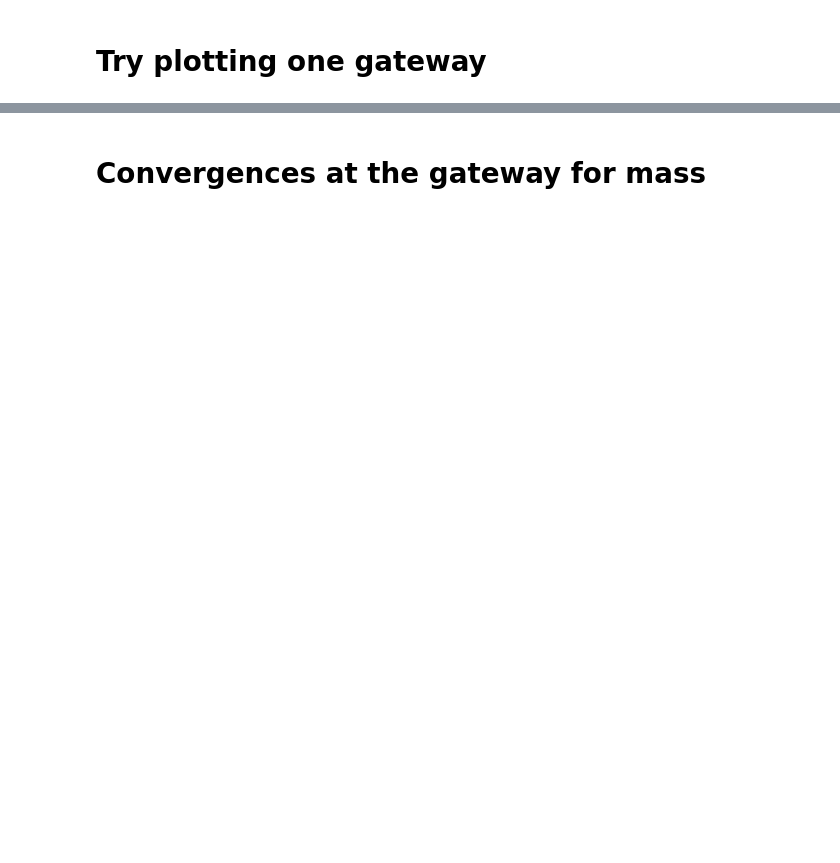
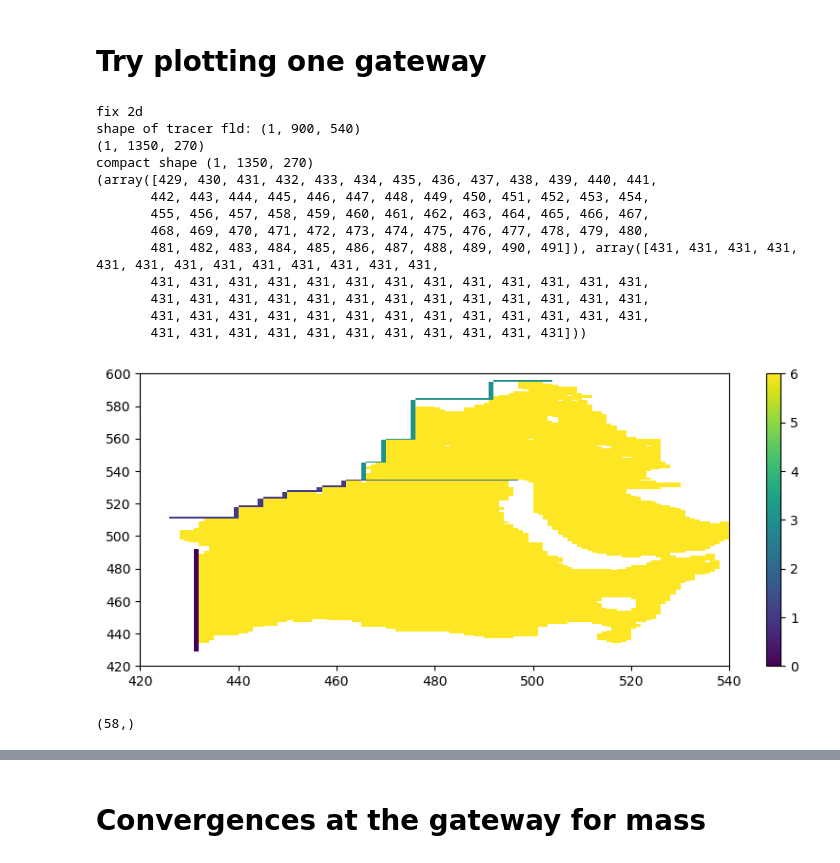
Before and after one commit to margaretmurakami/crios_backups, a Jupyter notebook: ASTE_270/offline_binning/RegionalAnalysis/Barents_gateways.ipynb, the cells around one changed output, grey strips where cells are left out. Drawn from its saved outputs; the diff is of its cells as text; code cells hidden in the pictures; blank space fills up the shorter version.

```diff
--- a/ASTE_270/offline_binning/RegionalAnalysis/Barents_gateways.ipynb
+++ b/ASTE_270/offline_binning/RegionalAnalysis/Barents_gateways.ipynb
@@ -1417,18 +1424,35 @@ for i,j in zip(x_bso,y_bso):
 # %%
 test = mymsk.copy()
 test[y_sta_vilkit,x_sta_vilkit] = 3
 test[y_fjnz,x_fjnz] = 2
 test[y_sfj,x_sfj] = 1
 test[y_bso,x_bso] = 0
 
 gates_tracer = get_aste_tracer(test,nfx,nfy)[0]
 gates_compact = aste_tracer2compact(gates_tracer,nfx,nfy)[0]
 plt.pcolormesh(get_aste_tracer(gates_compact,nfx,nfy)[0])
 plt.xlim(420,540)
 plt.ylim(420,600)
 plt.colorbar()
 mytest = np.where(get_aste_tracer(test,nfx,nfy)[0] ==0)
+mytest1 = np.where(get_aste_tracer(test,nfx,nfy)[0] ==1)
+mytest2 = np.where(get_aste_tracer(test,nfx,nfy)[0] ==2)
 print(mytest)
+# %% [output]
+fix 2d
+shape of tracer fld: (1, 900, 540)
+(1, 1350, 270)
+compact shape (1, 1350, 270)
+(array([429, 430, 431, 432, 433, 434, 435, 436, 437, 438, 439, 440, 441,
+       442, 443, 444, 445, 446, 447, 448, 449, 450, 451, 452, 453, 454,
+       455, 456, 457, 458, 459, 460, 461, 462, 463, 464, 465, 466, 467,
+       468, 469, 470, 471, 472, 473, 474, 475, 476, 477, 478, 479, 480,
+       481, 482, 483, 484, 485, 486, 487, 488, 489, 490, 491]), array([431, 431, 431, 431, 431, 431, 431, 431, 431, 431, 431, 431, 431,
+       431, 431, 431, 431, 431, 431, 431, 431, 431, 431, 431, 431, 431,
+       431, 431, 431, 431, 431, 431, 431, 431, 431, 431, 431, 431, 431,
+       431, 431, 431, 431, 431, 431, 431, 431, 431, 431, 431, 431, 431,
+       431, 431, 431, 431, 431, 431, 431, 431, 431, 431, 431]))
+[figure, added]
 # %%
 # we need to get the perpendicular flow to the indicated gate
 # define a function that looks to see if we are going lr or ud for each time
@@ -1451,6 +1475,8 @@ def line_orientation(x, y):
 
     return orientations
 
-choose_UV = line_orientation(mytest[1],mytest[0])
+choose_UV = line_orientation(mytest1[1],mytest1[0])
 choose_UV = np.tile(choose_UV,(nz,1))
 choose_UV[0].shape
+# %% [output]
+(58,)
```
Also changed, not shown: parts of 26 cells of this notebook, 10 other files.
